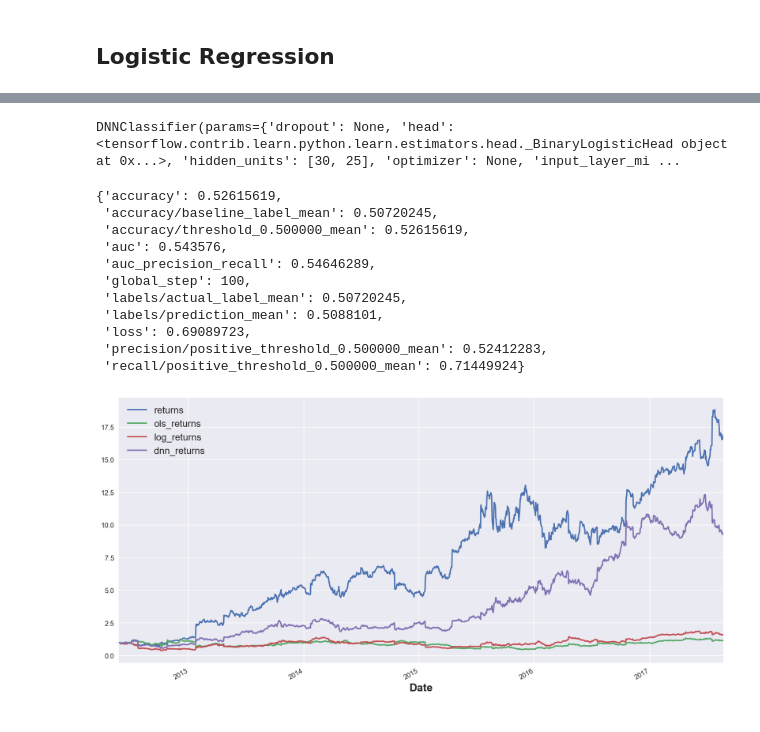
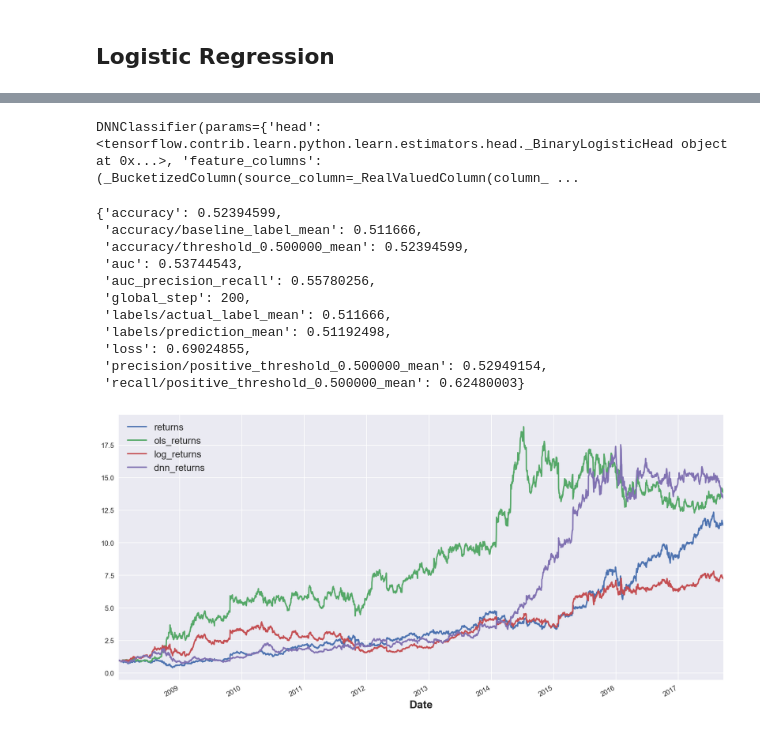
Before and after one commit to dacatay/time-series-analysis, a Jupyter notebook: 07_Stock_Market_Prediction.ipynb, the cells around one changed output, grey strips where cells are left out. Drawn from its saved outputs; the diff is of its cells as text; code cells hidden in the pictures.

```diff
--- a/07_Stock_Market_Prediction.ipynb
+++ b/07_Stock_Market_Prediction.ipynb
@@ -87,8 +76,8 @@ Financial time series can be downloaded using the Yahoo! Finance API which becom
 # define arguments
 tickers = ['AAPL', 'AMZN', 'FB', 'GOOG', 'NFLX', '^GSPC']
 provider = 'yahoo'
-start = datetime.datetime(2012, 5, 18)
-end = datetime.date(2017, 8, 22)
+start = datetime.datetime(2008, 1, 1)
+end = datetime.date(2017, 9, 21)
 # %%
 # ask Yahoo! Finance for data and save to DataFrame
 data = web.DataReader(tickers, 'yahoo', start, end)['Adj Close']
@@ -122,7 +111,7 @@ df.head()
 If the <code>DateFrame</code> is not explicitly invoked, this would create a <code>Series</code> object.
 # %%
 # only date and Netflix adjusted closing prices
-df = pd.DataFrame(df.loc[:, 'NFLX'])
+df = pd.DataFrame(df.loc[start:, 'AMZN'])
 # %%
 # rename columns
 df.columns = ['prices']
@@ -245,7 +234,7 @@ df[['returns', 'ols_returns']].cumsum().apply(np.exp).plot()
 # %%
 from sklearn import linear_model
 # %%
-lm = linear_model.LogisticRegression(C = 1e6)
+lm = linear_model.LogisticRegression(C = 1e3)
 # %%
 lm.fit(df[cols], np.sign(df['returns']))
 # %% [output]
@@ -291,7 +280,9 @@ fc = tf.contrib.layers.real_valued_column('returns', dimension=lags)
 fcb = [tf.contrib.layers.bucketized_column(fc,
                     boundaries=[-0.0005, 0.0001, 0.0005])]
 # %%
-model = tf.contrib.learn.DNNClassifier(hidden_units=[30, 25],
+# [5, 8, 12, 8] overtraining
+
+model = tf.contrib.learn.DNNClassifier(hidden_units=[20, 40],
                                        feature_columns=fcb)
 # %%
 def get_data():
@@ -300,30 +291,32 @@ def get_data():
                      shape=[len(df), 1])
     return fc, la
 # %%
+np.random.seed(2)
+set_random_seed(2)
 model.fit(input_fn=get_data, steps=100)
 # %% [output]
-DNNClassifier(params={'dropout': None, 'head': <tensorflow.contrib.learn.python.learn.estimators.head._BinaryLogisticHead object at 0x...>, 'hidden_units': [30, 25], 'optimizer': None, 'input_layer_mi ...
+DNNClassifier(params={'head': <tensorflow.contrib.learn.python.learn.estimators.head._BinaryLogisticHead object at 0x...>, 'feature_columns': (_BucketizedColumn(source_column=_RealValuedColumn(column_ ...
 # %%
 model.evaluate(input_fn=get_data, steps=1)
 # %% [output]
-{'accuracy': 0.52615619,
- 'accuracy/baseline_label_mean': 0.50720245,
- 'accuracy/threshold_0.500000_mean': 0.52615619,
- 'auc': 0.543576,
- 'auc_precision_recall': 0.54646289,
- 'global_step': 100,
- 'labels/actual_label_mean': 0.50720245,
- 'labels/prediction_mean': 0.5088101,
- 'loss': 0.69089723,
- 'precision/positive_threshold_0.500000_mean': 0.52412283,
- 'recall/positive_threshold_0.500000_mean': 0.71449924}
+{'accuracy': 0.52394599,
+ 'accuracy/baseline_label_mean': 0.511666,
+ 'accuracy/threshold_0.500000_mean': 0.52394599,
+ 'auc': 0.53744543,
+ 'auc_precision_recall': 0.55780256,
+ 'global_step': 200,
+ 'labels/actual_label_mean': 0.511666,
+ 'labels/prediction_mean': 0.51192498,
+ 'loss': 0.69024855,
+ 'precision/positive_threshold_0.500000_mean': 0.52949154,
+ 'recall/positive_threshold_0.500000_mean': 0.62480003}
 # %%
 df['dnn_pred'] = list(model.predict(input_fn=get_data))
 df['dnn_pred'] = np.where(df['dnn_pred'] > 0, 1.0, -1.0)
 # %%
 df['dnn_returns'] = df['returns'] * df['dnn_pred']
 # %%
-df[['returns', 'ols_returns', 'log_returns', 'dnn_returns']].cumsum(
-        ).apply(np.exp).plot();
+df[['returns', 'ols_returns', 'log_returns', 'dnn_returns']].cumsum().apply(np.exp).plot()
+plt.show()
 # %% [output]
-[figure, old version]
+[figure, new version]
```
Also changed, not shown: parts of 20 cells of this notebook, 15 other files.
